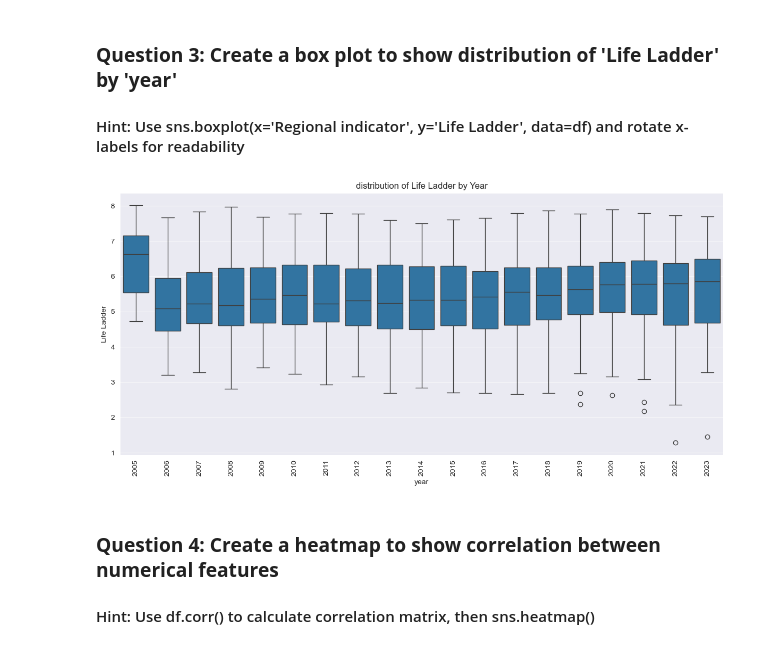
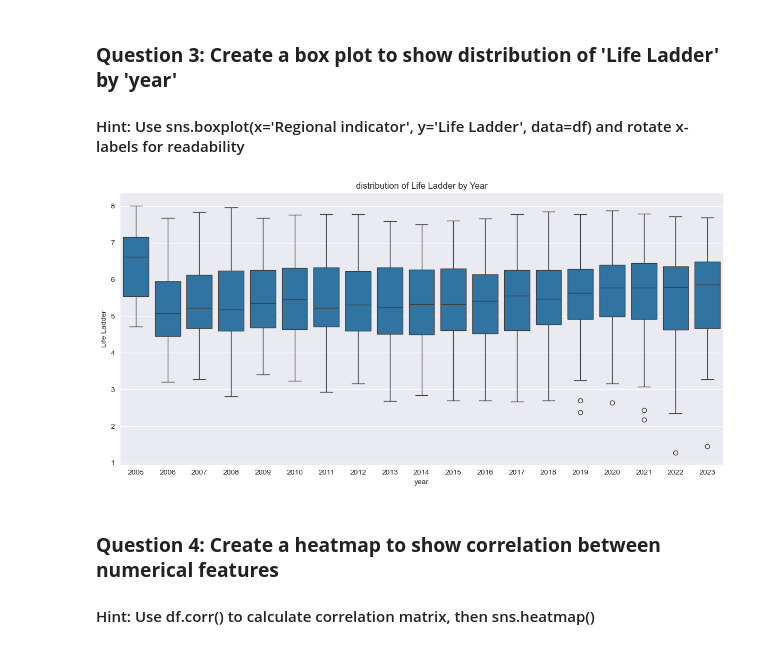
Before and after one commit to 01Qin/DataAnalytics, a Jupyter notebook: week 6/hands_on_python_practice 6.ipynb, the cells around one changed output. Saved outputs shown, nothing was run; the diff lists cells and outputs as text; code cells hidden in the pictures.

```diff
--- a/week 6/hands_on_python_practice 6.ipynb
+++ b/week 6/hands_on_python_practice 6.ipynb
@@ -120,25 +120,25 @@ plt.show()
 # %%
 # Your code here:
 # Boxplot: distribution of 'Life Ladder' by Year
 
 plt.figure(figsize=(12, 6))  # Set figure size for better x-axis label spacing
 
 # Create boxplot to show how generosity scores vary across years
 sns.boxplot(x='year', y='Life Ladder', data=df)
 
 # Add plot title
 plt.title('distribution of Life Ladder by Year')
 
 # Rotate x-axis labels for clarity
-plt.xticks(rotation=90)
+plt.xticks(rotation=0)
 
 # Adjust layout to prevent overlap
 plt.tight_layout()
 
 # Display the plot
 plt.show()
 # %% [output]
-[figure, old version]
+[figure, new version]
 # %% [markdown]
 ### **Question 4: Create a heatmap to show correlation between numerical features**
 #### Hint: Use df.corr() to calculate correlation matrix, then sns.heatmap()
```
Also changed, not shown: 1 other file.
